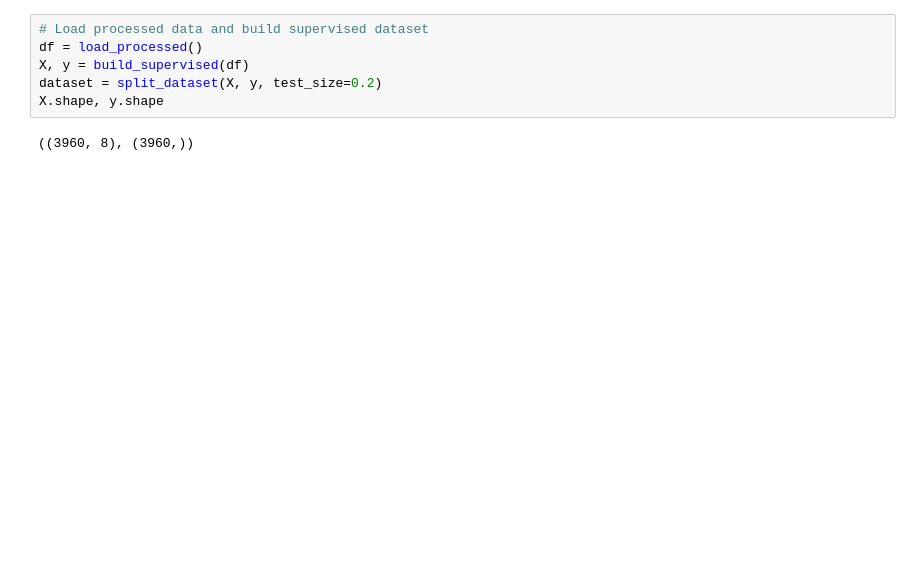
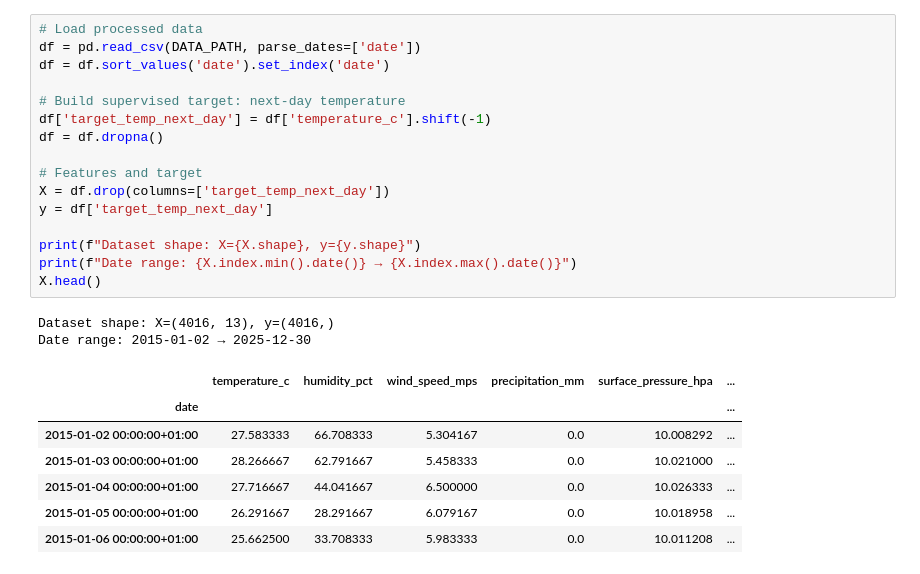
Before and after one commit to Tinny-Robot/climate-ml-lab, a Jupyter notebook: notebooks/03_model_training.ipynb, the cells around one changed output. Saved outputs shown, nothing was run; the diff lists cells and outputs as text; blank space fills up the shorter version.

```diff
--- a/notebooks/03_model_training.ipynb
+++ b/notebooks/03_model_training.ipynb
@@ -14,8 +64,26 @@ from src.visualize import save_current_fig
 # %%
-# Load processed data and build supervised dataset
-df = load_processed()
-X, y = build_supervised(df)
-dataset = split_dataset(X, y, test_size=0.2)
-X.shape, y.shape
+# Load processed data
+df = pd.read_csv(DATA_PATH, parse_dates=['date'])
+df = df.sort_values('date').set_index('date')
+
+# Build supervised target: next-day temperature
+df['target_temp_next_day'] = df['temperature_c'].shift(-1)
+df = df.dropna()
+
+# Features and target
+X = df.drop(columns=['target_temp_next_day'])
+y = df['target_temp_next_day']
+
+print(f"Dataset shape: X={X.shape}, y={y.shape}")
+print(f"Date range: {X.index.min().date()} → {X.index.max().date()}")
+X.head()
 # %% [output]
-((3960, 8), (3960,))
+Dataset shape: X=(4016, 13), y=(4016,)
+Date range: 2015-01-02 → 2025-12-30
+|  | temperature_c | humidity_pct | wind_speed_mps | precipitation_mm | surface_pressure_hpa | ... |
+| date |  |  |  |  |  | ... |
+| 2015-01-02 00:00:00+01:00 | 27.583333 | 66.708333 | 5.304167 | 0.0 | 10.008292 | ... |
+| 2015-01-03 00:00:00+01:00 | 28.266667 | 62.791667 | 5.458333 | 0.0 | 10.021000 | ... |
+| 2015-01-04 00:00:00+01:00 | 27.716667 | 44.041667 | 6.500000 | 0.0 | 10.026333 | ... |
+| 2015-01-05 00:00:00+01:00 | 26.291667 | 28.291667 | 6.079167 | 0.0 | 10.018958 | ... |
+| 2015-01-06 00:00:00+01:00 | 25.662500 | 33.708333 | 5.983333 | 0.0 | 10.011208 | ... |
```
Also changed, not shown: parts of 15 cells of this notebook, 22 other files.
